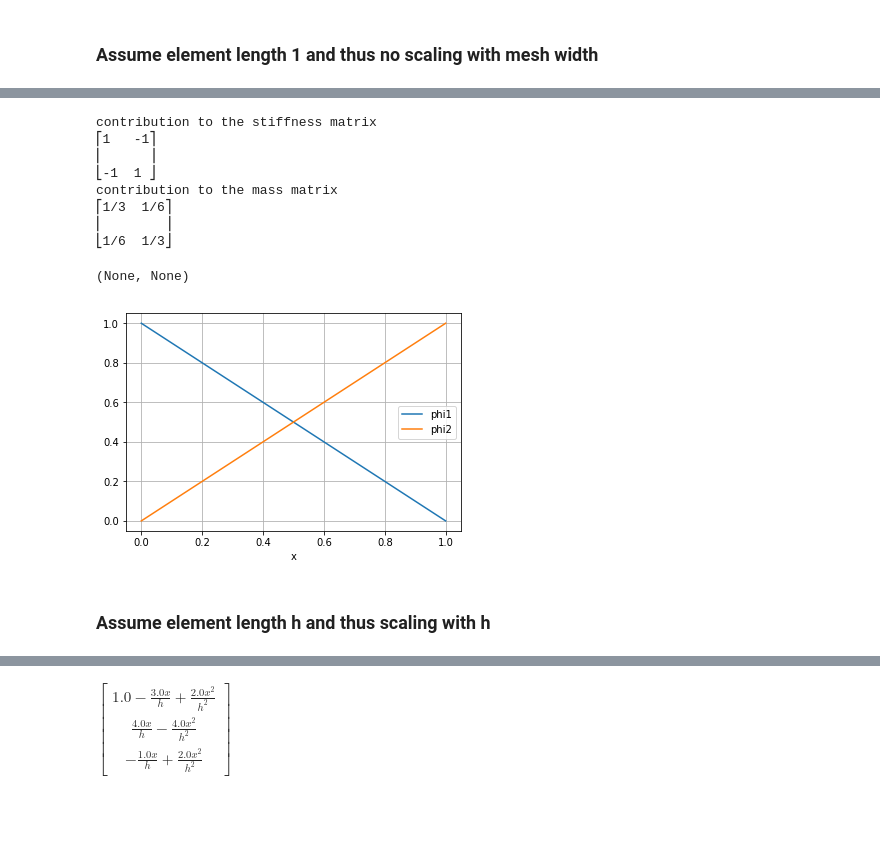
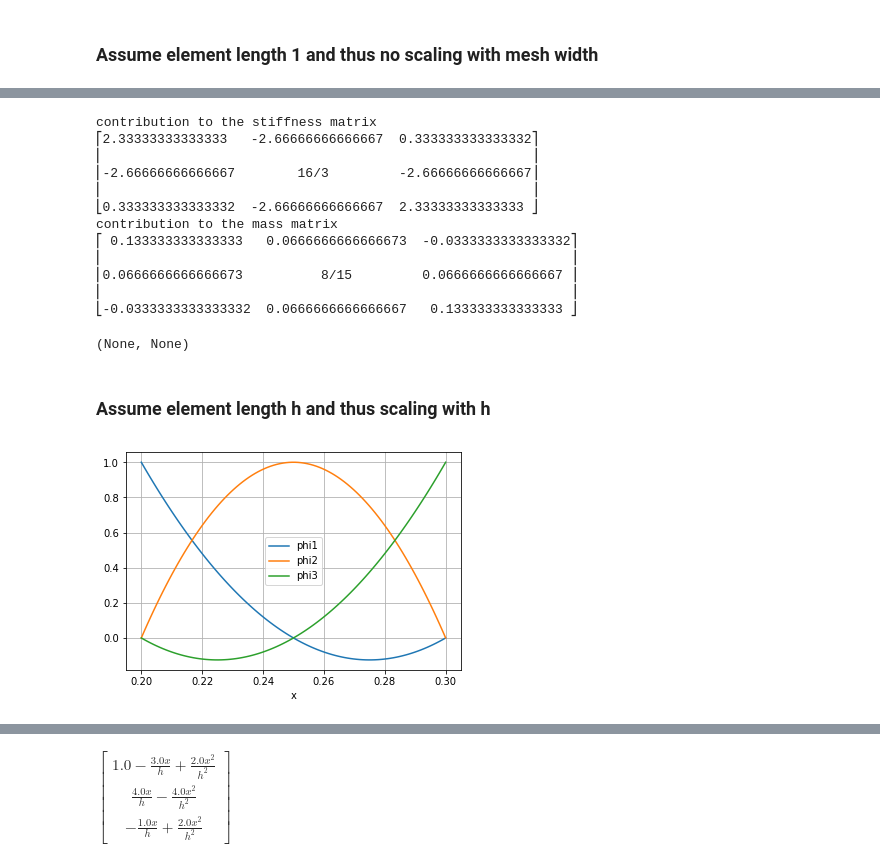
Before and after one commit to gijswl/ee4375_fem_ta, a Jupyter notebook: assignment1_fem1d/matrix_operations.ipynb, the cells around one changed output, grey strips where cells are left out. Drawn from its saved outputs; the diff is of its cells as text; code cells hidden in the pictures; blank space fills up the shorter version.

Commit message:
Assignment 1: Update geometry; more documentation on matrix operations

```diff
--- a/assignment1_fem1d/matrix_operations.ipynb
+++ b/assignment1_fem1d/matrix_operations.ipynb
@@ -20,43 +229,56 @@ Succesfully imported sympy -- Version: 1.7.1
 # %%
-sym.var('x')
-phi1 = 1-x
-phi2 = x
-phi = sym.Matrix([phi1, phi2])
-dphi = sym.diff(phi, x)
 A = sym.integrate(dphi*sym.Transpose(dphi), (x, 0.,1))
 M = sym.integrate(phi*sym.Transpose(phi), (x, 0.,1))
 print('contribution to the stiffness matrix'), sym.pprint(A)
 print('contribution to the mass matrix'), sym.pprint(M)
 # %% [output]
 contribution to the stiffness matrix
-⎡1   -1⎤
-⎢      ⎥
-⎣-1  1 ⎦
+⎡2.33333333333333   -2.66666666666667  0.333333333333332⎤
+⎢                                                       ⎥
+⎢-2.66666666666667        16/3         -2.66666666666667⎥
+⎢                                                       ⎥
+⎣0.333333333333332  -2.66666666666667  2.33333333333333 ⎦
 contribution to the mass matrix
-⎡1/3  1/6⎤
-⎢        ⎥
-⎣1/6  1/3⎦
+⎡ 0.133333333333333   0.0666666666666673  -0.0333333333333332⎤
+⎢                                                            ⎥
+⎢0.0666666666666673          8/15         0.0666666666666667 ⎥
+⎢                                                            ⎥
+⎣-0.0333333333333332  0.0666666666666667   0.133333333333333 ⎦
 (None, None)
-# %%
-#..lambdify the symbolic expression
-phi1_lambda = sym.lambdify(x, phi1)
-phi2_lambda = sym.lambdify(x, phi2)
-
-#..sample the lambda expression for the computed solution
-nsamples = 100
-xvec = np.linspace(0,1,nsamples)
-phi1_vec = phi1_lambda(xvec)
-phi2_vec = phi2_lambda(xvec)
-
-#..plot the computed solution
-plt.plot(xvec,phi1_vec,label='phi1')
-plt.plot(xvec,phi2_vec,label='phi2')
-plt.xlabel('x')
-plt.legend(loc='best')
-plt.grid()
-plt.show()
-# %% [output]
-[figure, removed]
 # %% [markdown]
 ### Assume element length h and thus scaling with h
+# %%
+sym.var('x')
+sym.var('xl')
+sym.var('h')
+phi1 = (x-xl-h)*(x-xl-h/2)/(h*h/2)
+phi2 = (xl-x)*(x-xl-h)/(h*h/4)
+phi3 = (x-xl)*(x-xl-h/2)/(h*h/2)
+
+#..lambdify the symbolic expression
+phi1_lambda = sym.lambdify([x, xl, h], phi1)
+phi2_lambda = sym.lambdify([x, xl, h], phi2)
+phi3_lambda = sym.lambdify([x, xl, h], phi3)
+
+# Plot the shape functions for this physical element [xl, xl+h]
+xl_ = 0.2
+h_  = 0.1
+
+#..sample the lambda expression for the computed solution
+nsamples = 100
+xvec = np.linspace(xl_ , xl_ + h_, nsamples)
+phi1_vec = phi1_lambda(xvec, xl_, h_)
+phi2_vec = phi2_lambda(xvec, xl_, h_)
+phi3_vec = phi3_lambda(xvec, xl_, h_)
+
+#..plot the computed solution
+plt.plot(xvec,phi1_vec,label='phi1')
+plt.plot(xvec,phi2_vec,label='phi2')
+plt.plot(xvec,phi3_vec,label='phi3')
+plt.xlabel('x')
+plt.legend(loc='best')
+plt.grid()
+plt.show()
+# %% [output]
+[figure, added]
 # %%
```
Also changed, not shown: parts of 24 cells of this notebook, 2 other files.
